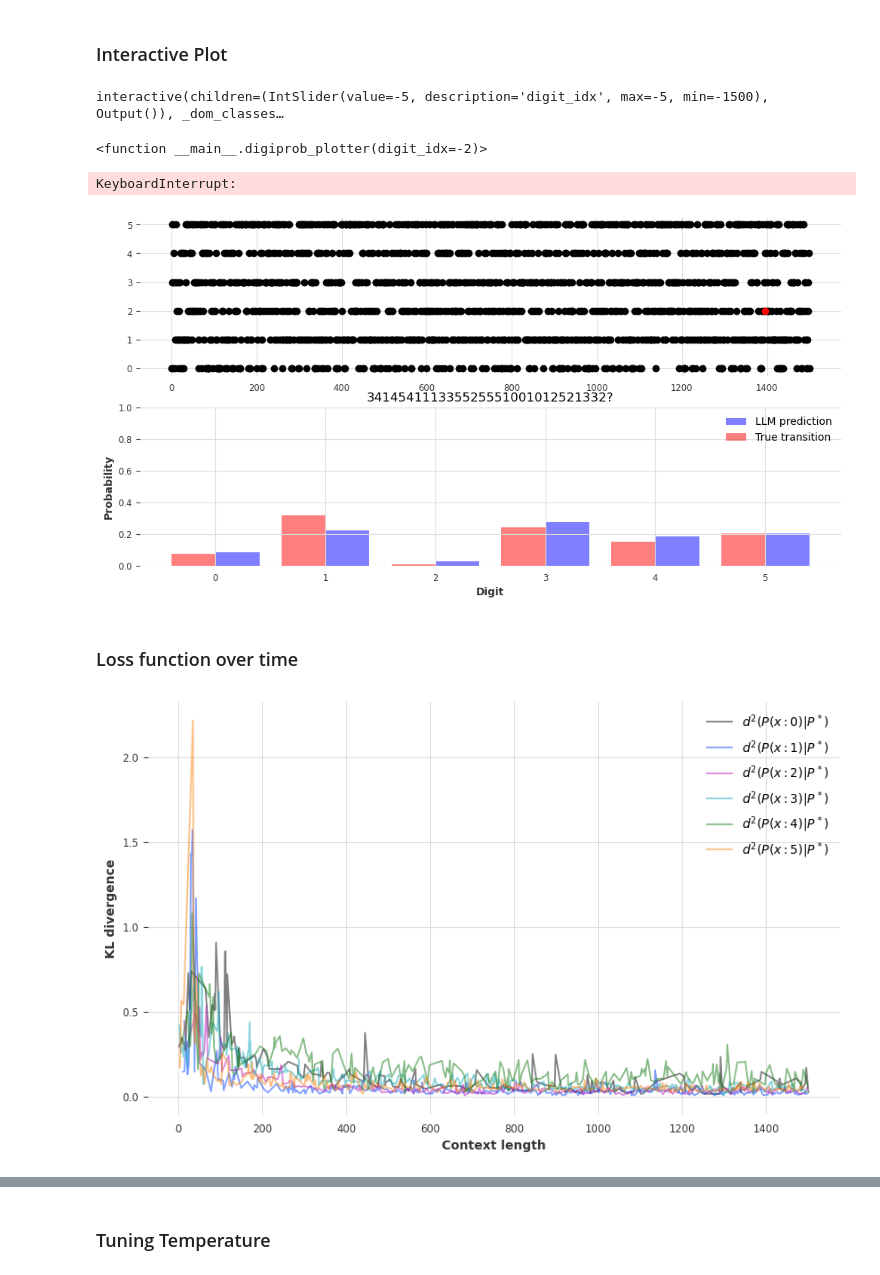
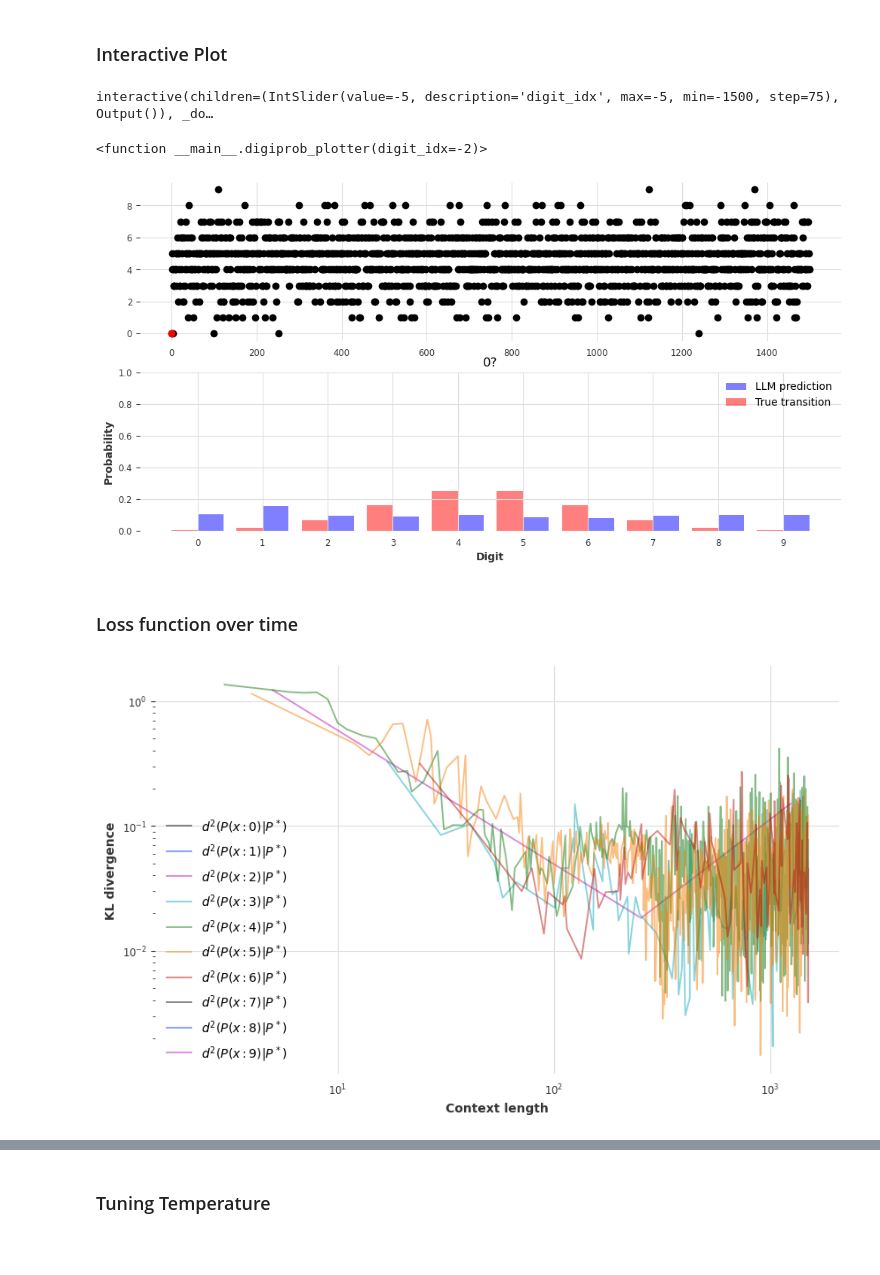
Before and after one commit to AntonioLiu97/llmICL, a Jupyter notebook: markov_learning_demo.ipynb, the cells around one changed output, grey strips where cells are left out. Drawn from its saved outputs; the diff is of its cells as text; code cells hidden in the pictures; blank space fills up the shorter version.

```diff
--- a/markov_learning_demo.ipynb
+++ b/markov_learning_demo.ipynb
@@ -366,6 +390,6 @@ tokenizer = get_tokenizer('7b')
 # %%
-model, tokenizer = get_model_and_tokenizer('7b')
-# model, tokenizer = get_model_and_tokenizer('13b')
+# model, tokenizer = get_model_and_tokenizer('7b')
+model, tokenizer = get_model_and_tokenizer('13b')
 # model, tokenizer = get_model_and_tokenizer('70b')
 # %%
 ## parallelization not supported
@@ -419,9 +443,9 @@ with open(f"plot_output/{datetime.now().strftime('%Y-%m-%d_%H-%M-%S')}.pkl", 'wb
 # with open('plot_output/2023-11-02_22-56-16.pkl', 'rb') as f:
 #     logit_mat = pickle.load(f)
 
-# 70-b, 6 states
-with open('plot_output/2023-11-02_23-00-09.pkl', 'rb') as f:
-    logit_mat = pickle.load(f)
+# # 70-b, 6 states
+# with open('plot_output/2023-11-02_23-00-09.pkl', 'rb') as f:
+#     logit_mat = pickle.load(f)
 
 
 # # 70-b, 4 states
@@ -435,6 +459,30 @@ with open('plot_output/2023-11-02_23-00-09.pkl', 'rb') as f:
 # # 70-b, 9 states
 # with open('plot_output/2023-11-02_23-17-24.pkl', 'rb') as f:
 #     logit_mat = pickle.load(f)
+
+# 7-b, 10 states, OU, sigma = 1
+# with open('plot_output/2023-11-07_17-34-45.pkl', 'rb') as f:
+#     logit_mat = pickle.load(f)
+
+# 7-b, 5 states, OU, sigma = 1
+# with open('plot_output/2023-11-07_17-47-59.pkl', 'rb') as f:
+#     logit_mat = pickle.load(f)
+
+# 7-b, 8 states, OU, sigma = 1
+# with open('plot_output/2023-11-07_17-50-36.pkl', 'rb') as f:
+#     logit_mat = pickle.load(f)
+
+# # 13-b, 10 states, OU, sigma = 1
+# with open('plot_output/2023-11-07_19-11-40.pkl', 'rb') as f:
+#     logit_mat = pickle.load(f)
+
+# # 13-b, 10 states, OU, sigma = 3
+# with open('plot_output/2023-11-07_19-16-53.pkl', 'rb') as f:
+#     logit_mat = pickle.load(f)
+
+# 13-b, 10 states, OU, sigma = 0.5
+with open('plot_output/2023-11-07_19-19-43.pkl', 'rb') as f:
+    logit_mat = pickle.load(f)
 # %%
 print(good_tokens_str)
 
@@ -494,9 +542,10 @@ def digiprob_plotter(digit_idx=-2):
     # Show the plot
     plt.show()
 
-interact(digiprob_plotter, digit_idx=(-1500, -5, 1))
+# interact(digiprob_plotter, digit_idx=(-1500, -5, 1))
+interact(digiprob_plotter, digit_idx=(-Nt, -5, int(Nt/20)))
 # %% [output]
-interactive(children=(IntSlider(value=-5, description='digit_idx', max=-5, min=-1500), Output()), _dom_classes…
+interactive(children=(IntSlider(value=-5, description='digit_idx', max=-5, min=-1500, step=75), Output()), _do…
 <function __main__.digiprob_plotter(digit_idx=-2)>
 # %%
 # Rendering GIF
@@ -511,36 +560,37 @@ fig, axs = plt.subplots(2, 1, figsize=(12, 6))
 
 def update(digit_idx):
     axs[0].cla()
     axs[1].cla()
 
     axs[0].plot(full_array, marker='o', ls = 'none')
     preceding_state = full_array[full_array_len + digit_idx]
     axs[0].plot(full_array_len + digit_idx, preceding_state, color='r', marker='o')
 
     probs_array = probs[:, digit_idx].cpu().numpy()[0]
     axs[1].set_title(full_series[-30 + digit_idx + 1:digit_idx + 1] + "?")
 
     # Create the bars, shifting the x position for one set
     axs[1].bar(states + width/2, probs_array, width, alpha=0.5, color='b', label="LLM prediction")
     axs[1].bar(states - width/2, P[preceding_state], width, alpha=0.5, color='r', label="True transition")
 
     # Set other plot properties
     axs[1].set_ylim(0, 1)
     axs[1].set_xlabel("Digit")
     axs[1].set_ylabel("Probability")
     axs[1].set_xticks(states)
     axs[1].set_xticklabels(string_labels)
 
     # Show legend
     axs[1].legend()
 
-ani = animation.FuncAnimation(fig, update, frames=np.arange(-105, -2, 1), interval=200)
+
+# ani = animation.FuncAnimation(fig, update, frames=np.arange(-1500, -2, 1), interval=200)
+ani = animation.FuncAnimation(fig, update, frames=np.arange(-Nt, -5, int(Nt/20)), interval=200)
 
 # Save the animation as an MP4 file
 ani.save('digiprob_plotter_7B_6s.gif', writer='pillow')
 # %% [output]
-KeyboardInterrupt:
-[figure, old version]
+[figure, new version]
 # %% [markdown]
 ### Loss function over time
 # %%
@@ -572,10 +621,10 @@ for state in states:
     loss_array[pos-2] = dist.numpy()
     plt.plot(pos, dist, label = f"$d^2(P(x:{state})| P^*)$", alpha = 0.5)
 
-    # plt.loglog()
+    plt.loglog()
     plt.xlabel("Context length")
     plt.ylabel("KL divergence")
     plt.legend()
 # %% [output]
-[figure, old version]
+[figure, new version]
 # %%
```
Also changed, not shown: parts of 11 cells of this notebook, 4 other files.
